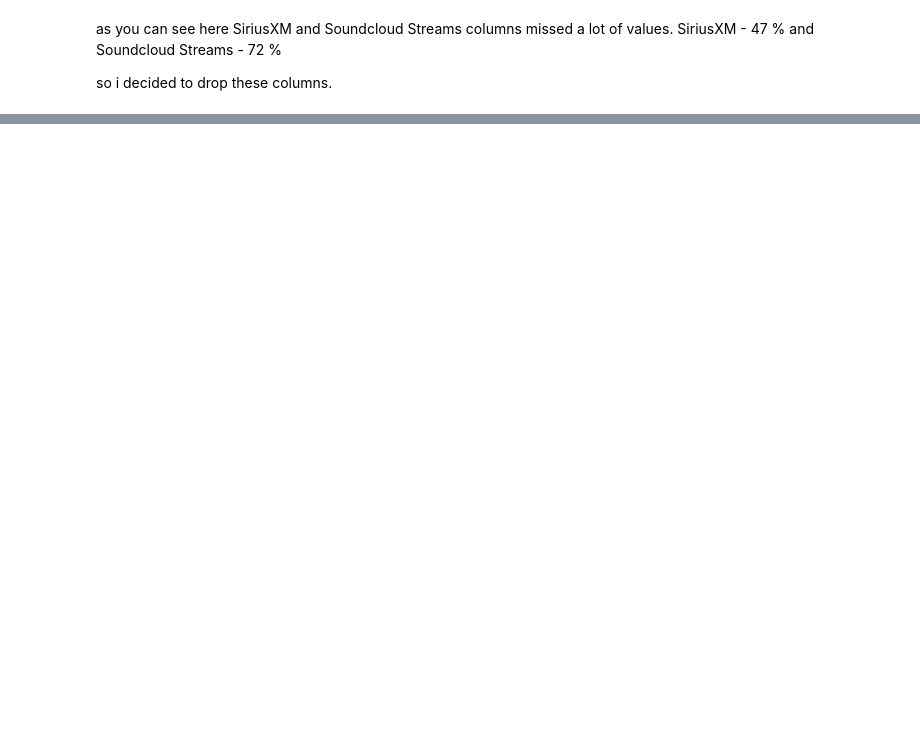
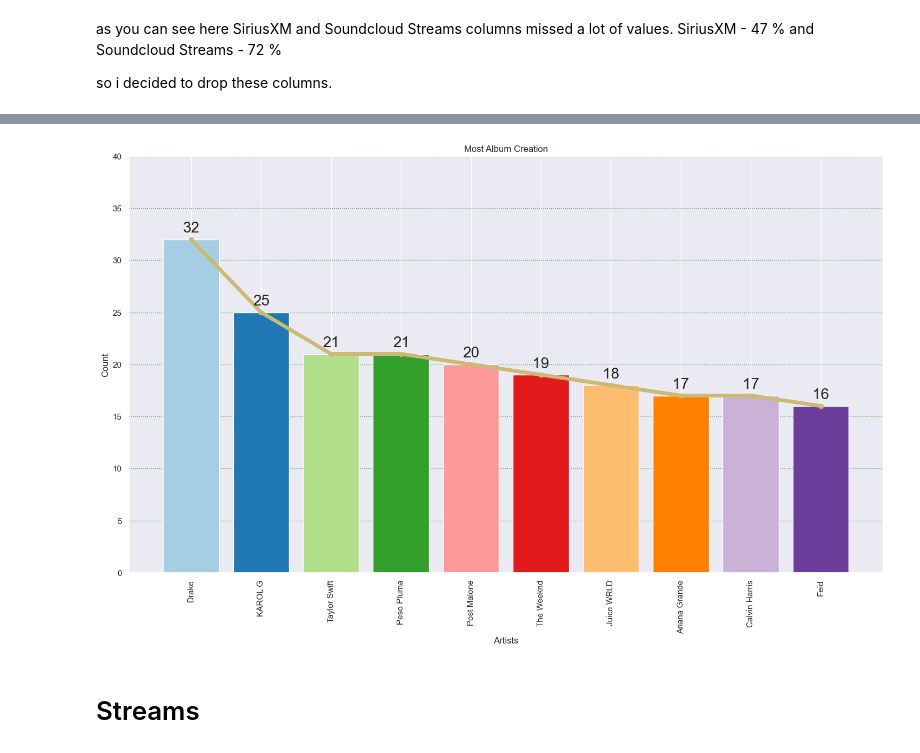
Before and after one commit to azamatzakirovch18/Spotify, a Jupyter notebook: Spotify.ipynb, the cells around one changed output, grey strips where cells are left out. Cells and saved outputs as stored; diff of their text form; code cells hidden in the pictures; blank space fills up the shorter version.

```diff
--- a/Spotify.ipynb
+++ b/Spotify.ipynb
@@ -162,0 +340,20 @@ so i decided to drop these columns.
+# %%
+album_counts = df.groupby('Artist')['Album Name'].nunique()
+album_counts = album_counts.sort_values(ascending = False)
+album_counts = album_counts.head(10)
+# %%
+fig,ax = plt.subplots(figsize = (18,10))
+a = ax.bar(album_counts.index,album_counts,color = colors, align = 'center')
+ax.bar_label(a, padding = 5,fontsize = 20)
+ax.grid(True,which = 'both',axis = 'y', linestyle = ':',color = 'g')
+ax.plot(album_counts.index,album_counts,marker = 'o',color = 'y',linewidth = 5)
+ax.set_ylabel('Count')
+ax.set_title('Most Album Creation')
+ax.set_xlabel('Artists')
+plt.xticks(rotation = 90)
+plt.ylim([0,40])
+plt.show()
+# %% [output]
+[figure, added]
+# %% [markdown]
+# Streams
```
Also changed, not shown: parts of 38 cells of this notebook.
